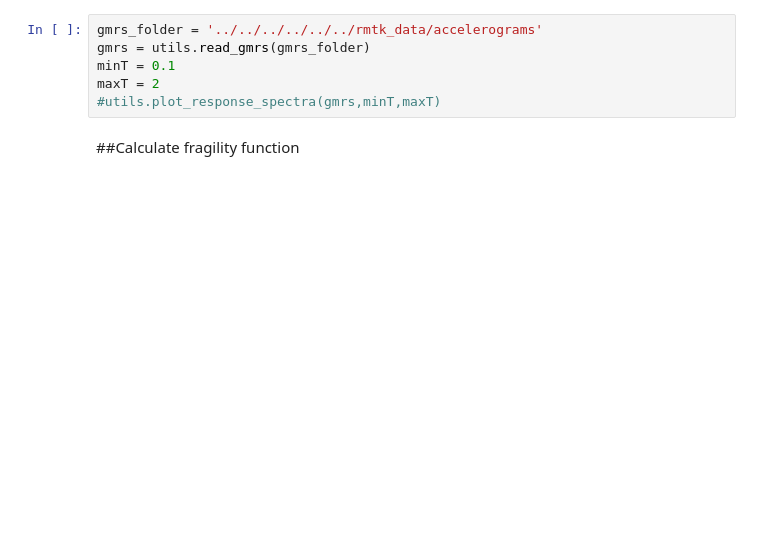
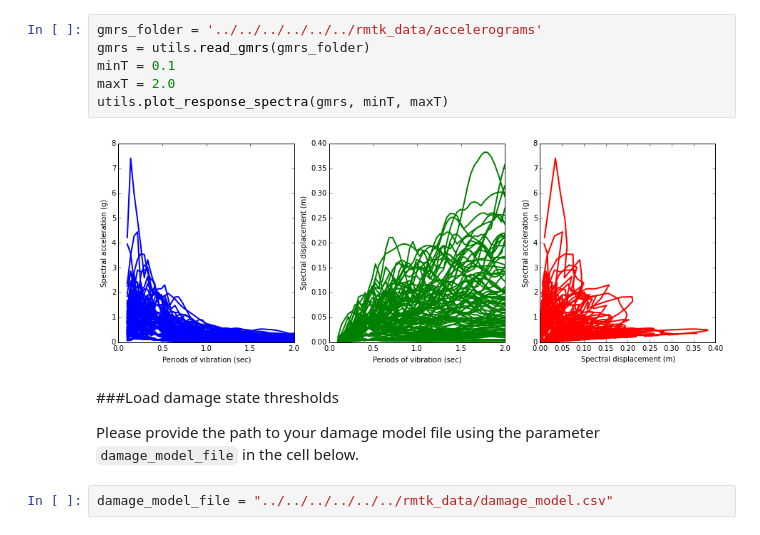
Before and after one commit to GEMScienceTools/rmtk, a Jupyter notebook: rmtk/vulnerability/derivation_fragility/equivalent_linearization/miranda_2000_firm_soils/miranda_2000_firm_soils.ipynb, the cells around one changed output. Cells and saved outputs as stored; diff of their text form; blank space fills up the shorter version.

```diff
--- a/rmtk/vulnerability/derivation_fragility/equivalent_linearization/miranda_2000_firm_soils/miranda_2000_firm_soils.ipynb
+++ b/rmtk/vulnerability/derivation_fragility/equivalent_linearization/miranda_2000_firm_soils/miranda_2000_firm_soils.ipynb
@@ -16,8 +36,14 @@ capacity_curves = utils.read_capacity_curves(capacity_curves_file)
 # %%
 gmrs_folder = '../../../../../../rmtk_data/accelerograms'
 gmrs = utils.read_gmrs(gmrs_folder)
 minT = 0.1
-maxT = 2
-#utils.plot_response_spectra(gmrs,minT,maxT)
+maxT = 2.0
+utils.plot_response_spectra(gmrs, minT, maxT)
+# %% [output]
+[figure, added]
-# %% [markdown]
-##Calculate fragility function
+# %% [markdown]
+###Load damage state thresholds
+
+Please provide the path to your damage model file using the parameter `damage_model_file` in the cell below.
+# %%
+damage_model_file = "../../../../../../rmtk_data/damage_model.csv"
```
Also changed, not shown: parts of 14 cells of this notebook, 4 other files.
